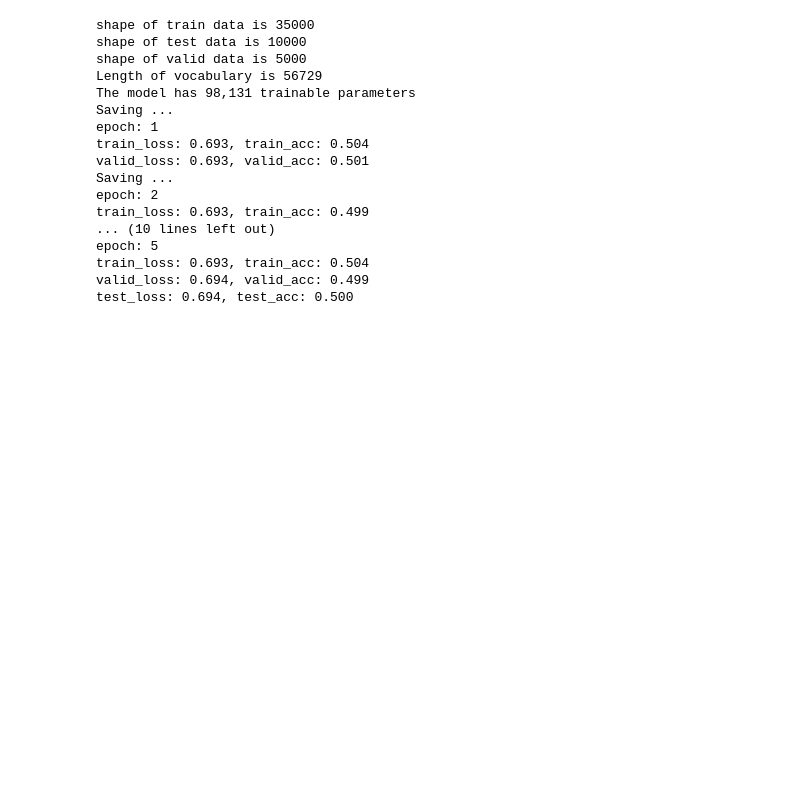
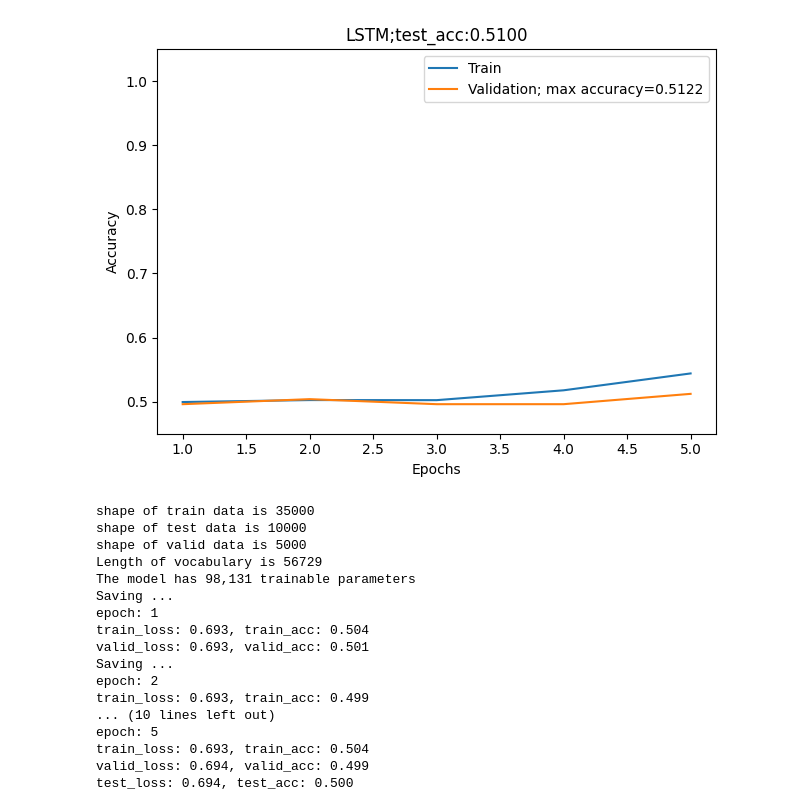
Before and after one commit to lizeyu090312/ece684-project-fa23-sent-analysis, a Jupyter notebook: LSTM_GRU.ipynb, the cells around one changed output. Saved outputs shown, nothing was run; the diff lists cells and outputs as text; code cells hidden in the pictures; blank space fills up the shorter version.

```diff
--- a/LSTM_GRU.ipynb
+++ b/LSTM_GRU.ipynb
@@ -758,0 +73,2 @@ Train the model with default hyperparameter settings.
+# %%
+ret_dict_orig = train_and_test_model_with_hparams(hparams=ORIG_HPARAMS, model_type="lstm")
@@ -759,3 +93,8 @@ Train the model with default hyperparameter settings.
+# %%
+plot_train_val_acc(save_name='Figures/synth', ret_dict=ret_dict_orig, orig_hp=ORIG_HPARAMS,
+                   new_hp=ORIG_HPARAMS, save='y', gru=False)
+# %% [output]
+[figure, added]
 # %%
 org_hyperparams = HyperParams()
 rd_1f = train_and_test_model_with_hparams(org_hyperparams, "lstm_1layer_base_sgd_e32_h100")
```
Also changed, not shown: parts of 38 cells of this notebook, 6 other files.
